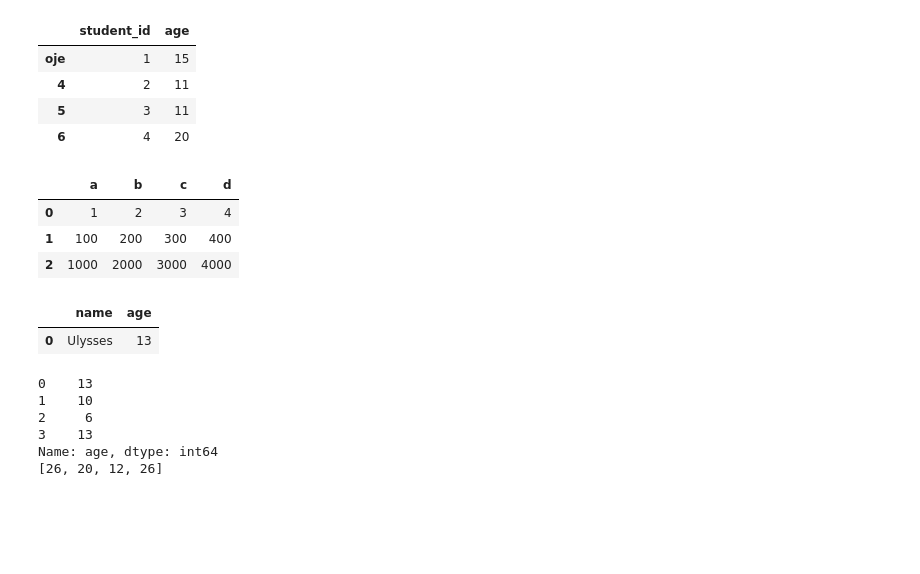
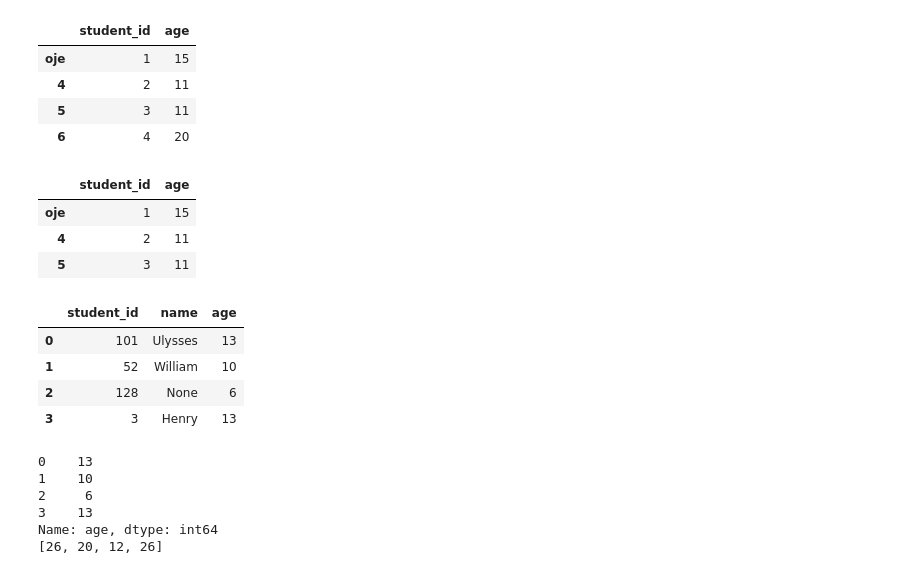
Before and after one commit to AfsalAfzz-Pro/data-science-learning, a Jupyter notebook: pandas library/pandas learning.ipynb, the cells around one changed output. Cells and saved outputs as stored; diff of their text form; code cells hidden in the pictures; blank space fills up the shorter version.

```diff
--- a/pandas library/pandas learning.ipynb
+++ b/pandas library/pandas learning.ipynb
@@ -131,12 +136,12 @@ df1
 | 5 | 3 | 11 |
 | 6 | 4 | 20 |
 # %%
-df.head(3)
+df1.head(3)
 # %% [output]
-|  | a | b | c | d |
-| 0 | 1 | 2 | 3 | 4 |
-| 1 | 100 | 200 | 300 | 400 |
-| 2 | 1000 | 2000 | 3000 | 4000 |
+|  | student_id | age |
+| oje | 1 | 15 |
+| 4 | 2 | 11 |
+| 5 | 3 | 11 |
 # %%
 my_dict = {'student_id':[101,52,128,3], 'name':['Ulysses','William',None,'Henry'], 'age':[13,10,6,13]}
 
@@ -144,9 +149,13 @@ df = pd.DataFrame(my_dict)
 
 result = df[['name','age']][df['student_id']==101]
 result
+df
 # %% [output]
-|  | name | age |
-| 0 | Ulysses | 13 |
+|  | student_id | name | age |
+| 0 | 101 | Ulysses | 13 |
+| 1 | 52 | William | 10 |
+| 2 | 128 | None | 6 |
+| 3 | 3 | Henry | 13 |
 # %%
 hi = df['age']
 print(hi)
```
Also changed, not shown: parts of 10 cells of this notebook, 4 other files.
